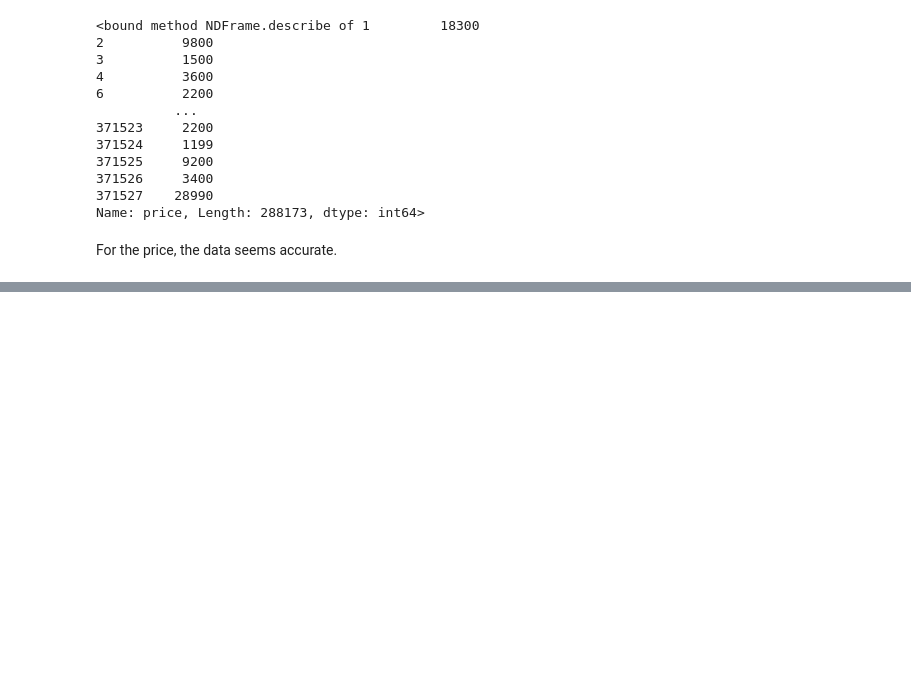
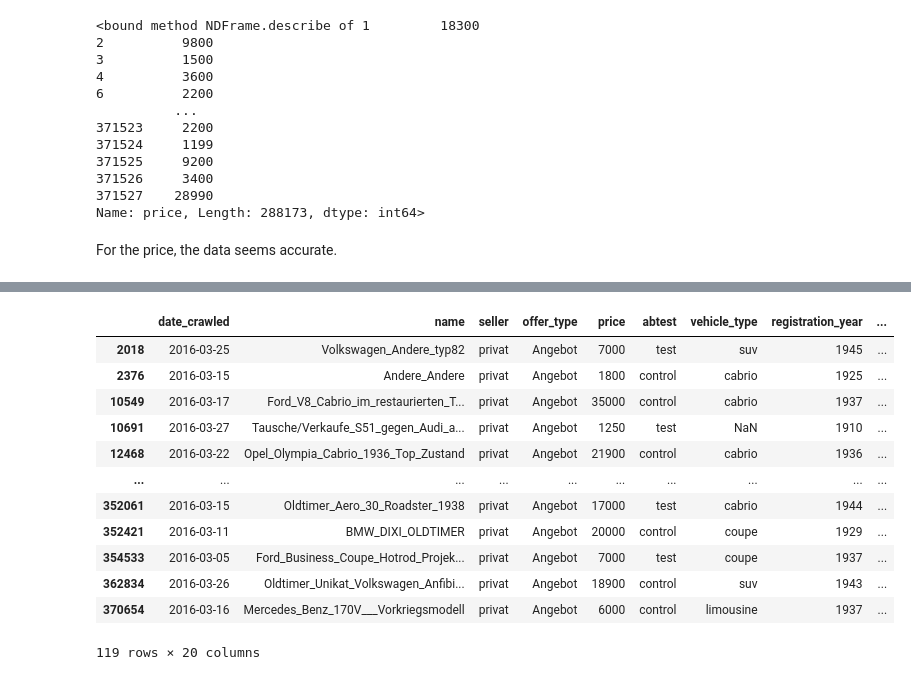
Before and after one commit to Mnr04/Data_Bootcamps_Projects, a Jupyter notebook: 02_Data_Analysis_eBay_Car_Sales.ipynb, the cells around one changed output, grey strips where cells are left out. Cells and saved outputs as stored; diff of their text form; code cells hidden in the pictures; blank space fills up the shorter version.

```diff
--- a/02_Data_Analysis_eBay_Car_Sales.ipynb
+++ b/02_Data_Analysis_eBay_Car_Sales.ipynb
@@ -195,0 +197,10 @@ For the price, the data seems accurate.
+# %%
+# Convert columns to datetime
+autos['date_crawled'] = pd.to_datetime(autos['date_crawled'])
+autos['ad_created'] = pd.to_datetime(autos['ad_created'])
+autos['last_seen'] = pd.to_datetime(autos['last_seen'])
+# %%
+# Extract only the date part (remove the time)
+autos['date_crawled'] = autos['date_crawled'].dt.date
+autos['ad_created'] = autos['ad_created'].dt.date
+autos['last_seen'] = autos['last_seen'].dt.date
@@ -195,0 +274,3 @@ For the price, the data seems accurate.
+# %%
+autos = autos[autos['registration_year'] >= 1900]
+autos = autos[autos['registration_year'] <=  2016]
@@ -195,0 +293,16 @@ For the price, the data seems accurate.
+# %%
+autos[autos['registration_year'] < 1950]
+# %% [output]
+|  | date_crawled | name | seller | offer_type | price | abtest | vehicle_type | registration_year | ... |
+| 2018 | 2016-03-25 | Volkswagen_Andere_typ82 | privat | Angebot | 7000 | test | suv | 1945 | ... |
+| 2376 | 2016-03-15 | Andere_Andere | privat | Angebot | 1800 | control | cabrio | 1925 | ... |
+| 10549 | 2016-03-17 | Ford_V8_Cabrio_im_restaurierten_T... | privat | Angebot | 35000 | control | cabrio | 1937 | ... |
+| 10691 | 2016-03-27 | Tausche/Verkaufe_S51_gegen_Audi_a... | privat | Angebot | 1250 | test | NaN | 1910 | ... |
+| 12468 | 2016-03-22 | Opel_Olympia_Cabrio_1936_Top_Zustand | privat | Angebot | 21900 | control | cabrio | 1936 | ... |
+| ... | ... | ... | ... | ... | ... | ... | ... | ... | ... |
+| 352061 | 2016-03-15 | Oldtimer_Aero_30_Roadster_1938 | privat | Angebot | 17000 | test | cabrio | 1944 | ... |
+| 352421 | 2016-03-11 | BMW_DIXI_OLDTIMER | privat | Angebot | 20000 | control | coupe | 1929 | ... |
+| 354533 | 2016-03-05 | Ford_Business_Coupe_Hotrod_Projek... | privat | Angebot | 7000 | test | coupe | 1937 | ... |
+| 362834 | 2016-03-26 | Oldtimer_Unikat_Volkswagen_Anfibi... | privat | Angebot | 18900 | control | suv | 1943 | ... |
+| 370654 | 2016-03-16 | Mercedes_Benz_170V___Vorkriegsmodell | privat | Angebot | 6000 | control | limousine | 1937 | ... |
+119 rows × 20 columns
```
Also changed, not shown: parts of 44 cells of this notebook.
